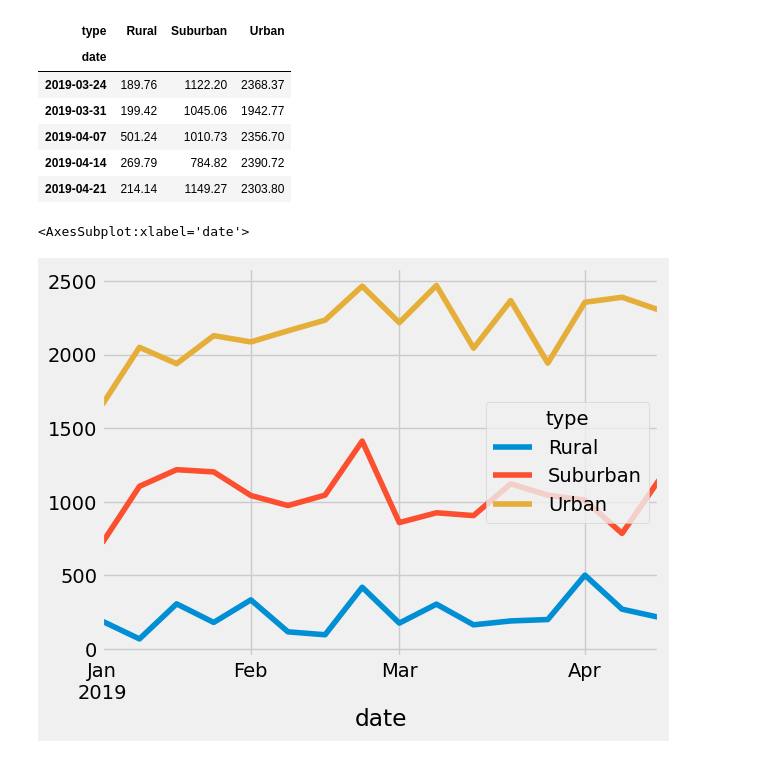
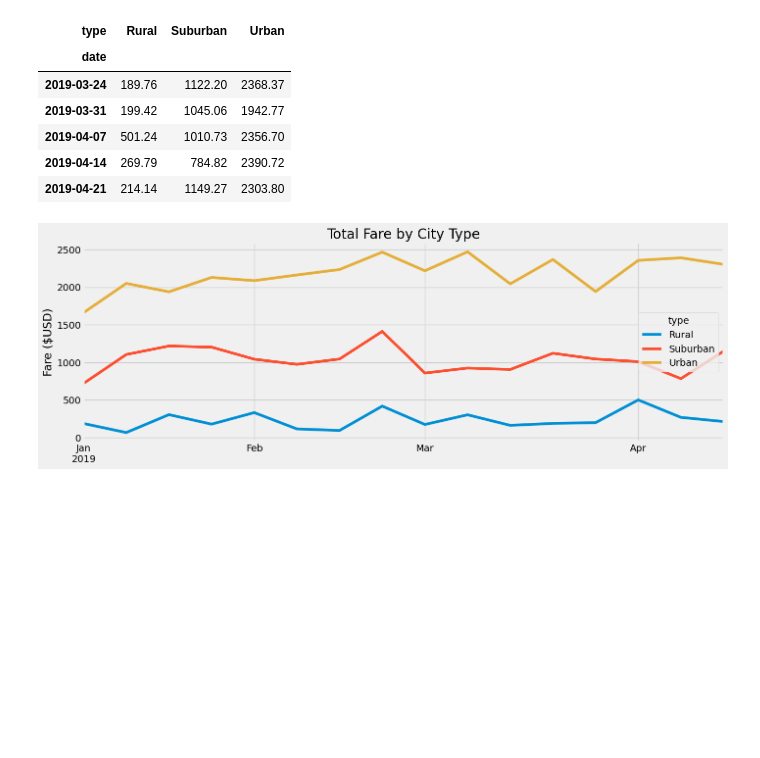
Before and after one commit to tashg23/pyber_analysis, a Jupyter notebook: Resources/Starter_Code/PyBer_Challenge.ipynb, the cells around one changed output. Cells and saved outputs as stored; diff of their text form; code cells hidden in the pictures; blank space fills up the shorter version.

Commit message:
Completed line graph

```diff
--- a/Resources/Starter_Code/PyBer_Challenge.ipynb
+++ b/Resources/Starter_Code/PyBer_Challenge.ipynb
@@ -242,12 +242,15 @@ total_fares_w_filtered.tail()
 # %%
 # 8. Using the object-oriented interface method, plot the resample DataFrame using the df.plot() function.
 
 # Import the style from Matplotlib.
 from matplotlib import style
 # Use the graph style fivethirtyeight.
 style.use('fivethirtyeight')
 
-total_fares_w_filtered.plot()
+total_fares_chart = total_fares_w_filtered.plot(figsize = (15, 5))
+total_fares_chart.set_xlabel("")
+total_fares_chart.set_ylabel("Fare ($USD)")
+total_fares_chart.set_title("Total Fare by City Type")
+plt.savefig("Analysis/PyBer_fare_summary.png")
 # %% [output]
-<AxesSubplot:xlabel='date'>
-[figure, old version]
+[figure, new version]
```
Also changed, not shown: 2 other files.
